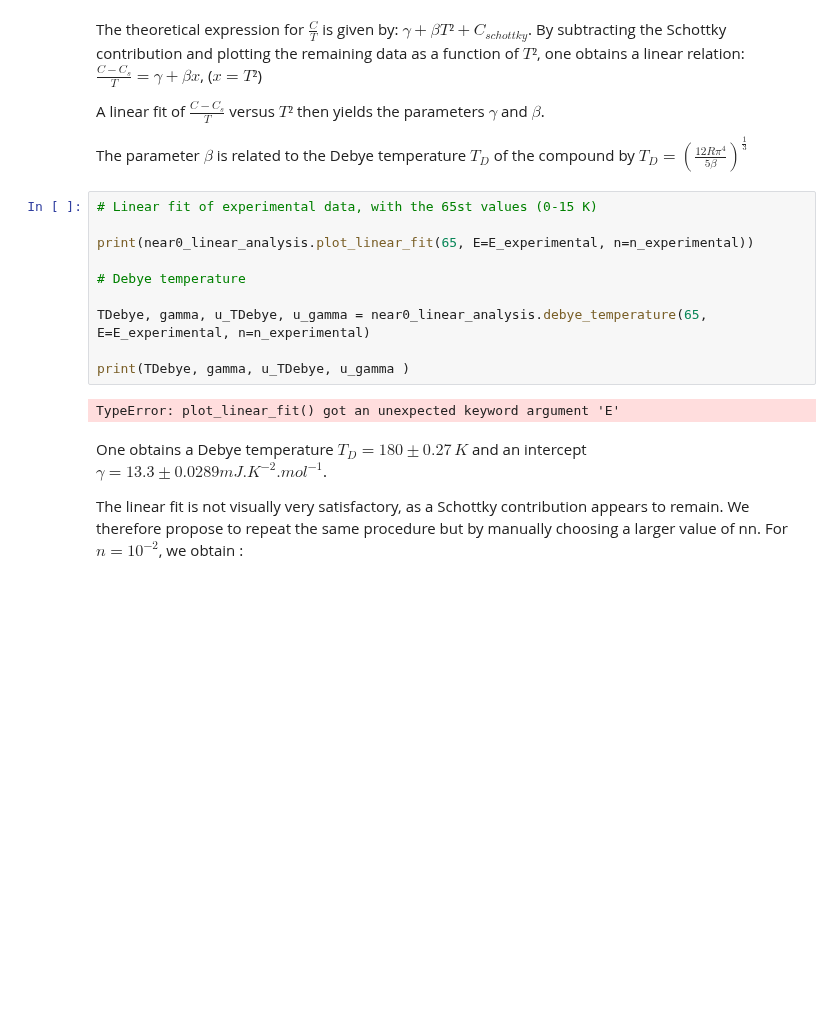
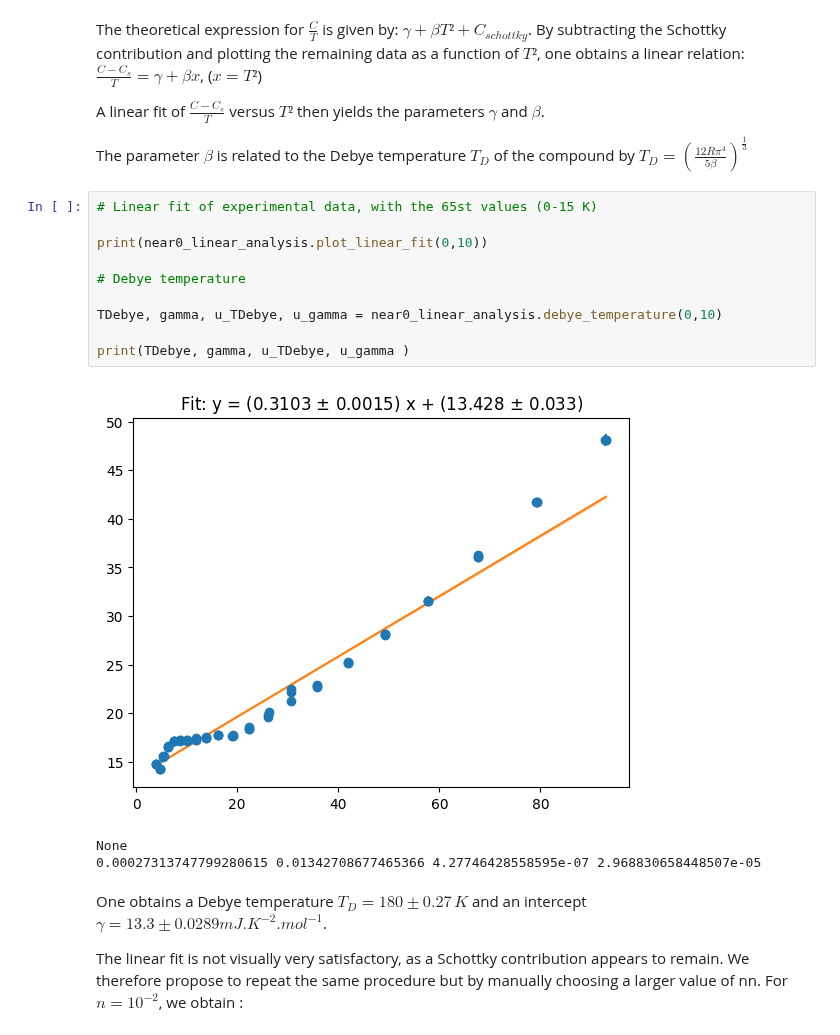
Before and after one commit to Gamal-on/YBCO, a Jupyter notebook: Results HPHT YBCO.ipynb, the cells around one changed output. Drawn from its saved outputs; the diff is of its cells as text; blank space fills up the shorter version.

```diff
--- a/Results HPHT YBCO.ipynb
+++ b/Results HPHT YBCO.ipynb
@@ -167,15 +167,17 @@ The parameter $\beta$ is related to the Debye temperature $T_D$ of the compound
 # %%
 # Linear fit of experimental data, with the 65st values (0-15 K)
 
-print(near0_linear_analysis.plot_linear_fit(65, E=E_experimental, n=n_experimental))
+print(near0_linear_analysis.plot_linear_fit(0,10))
 
 # Debye temperature
 
-TDebye, gamma, u_TDebye, u_gamma = near0_linear_analysis.debye_temperature(65, E=E_experimental, n=n_experimental)
+TDebye, gamma, u_TDebye, u_gamma = near0_linear_analysis.debye_temperature(0,10)
 
 print(TDebye, gamma, u_TDebye, u_gamma )
 # %% [output]
+[figure, added]
-TypeError: plot_linear_fit() got an unexpected keyword argument 'E'
+None
+0.00027313747799280615 0.01342708677465366 4.27746428558595e-07 2.968830658448507e-05
 # %% [markdown]
 One obtains a Debye temperature  $T_D = 180 \pm 0.27\, K$ and an intercept $\gamma = 13.3 \pm 0.0289 mJ.K^{-2}.mol^{-1}$.
 
```
Also changed, not shown: parts of 1 cell of this notebook, 1 other file.
